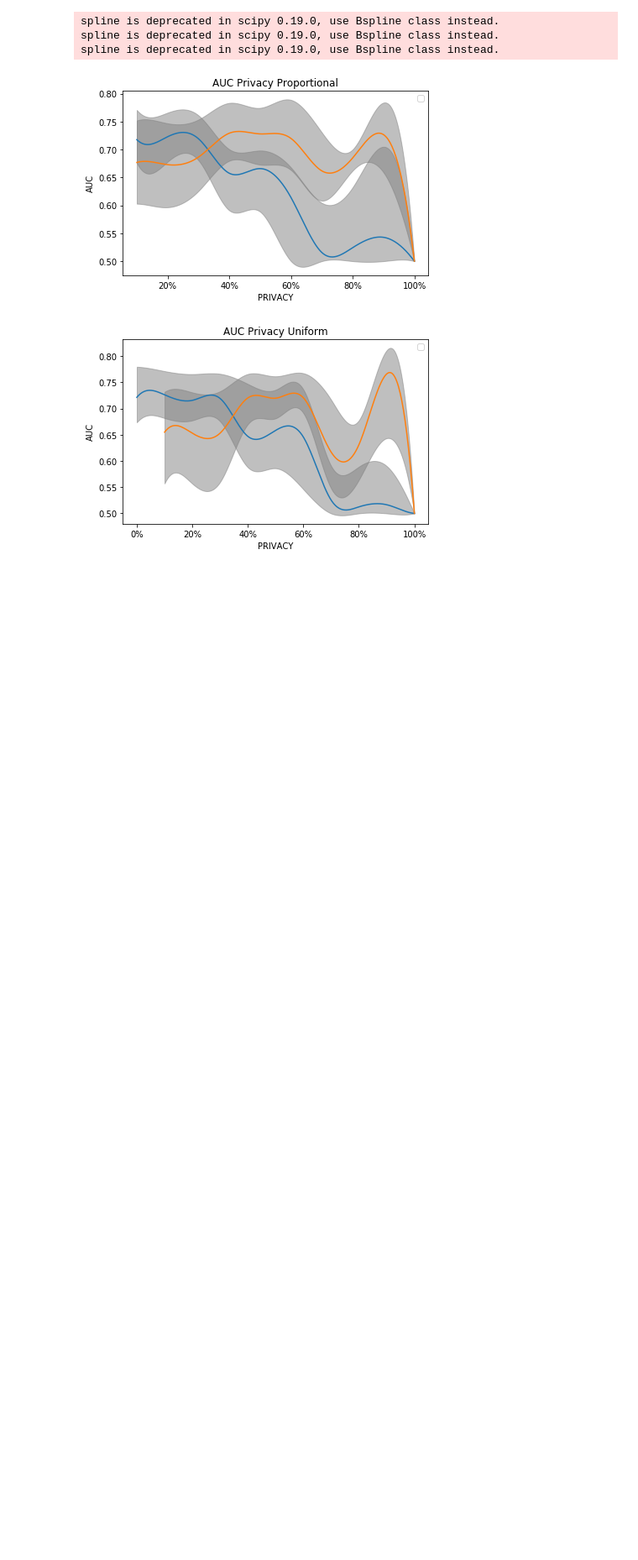
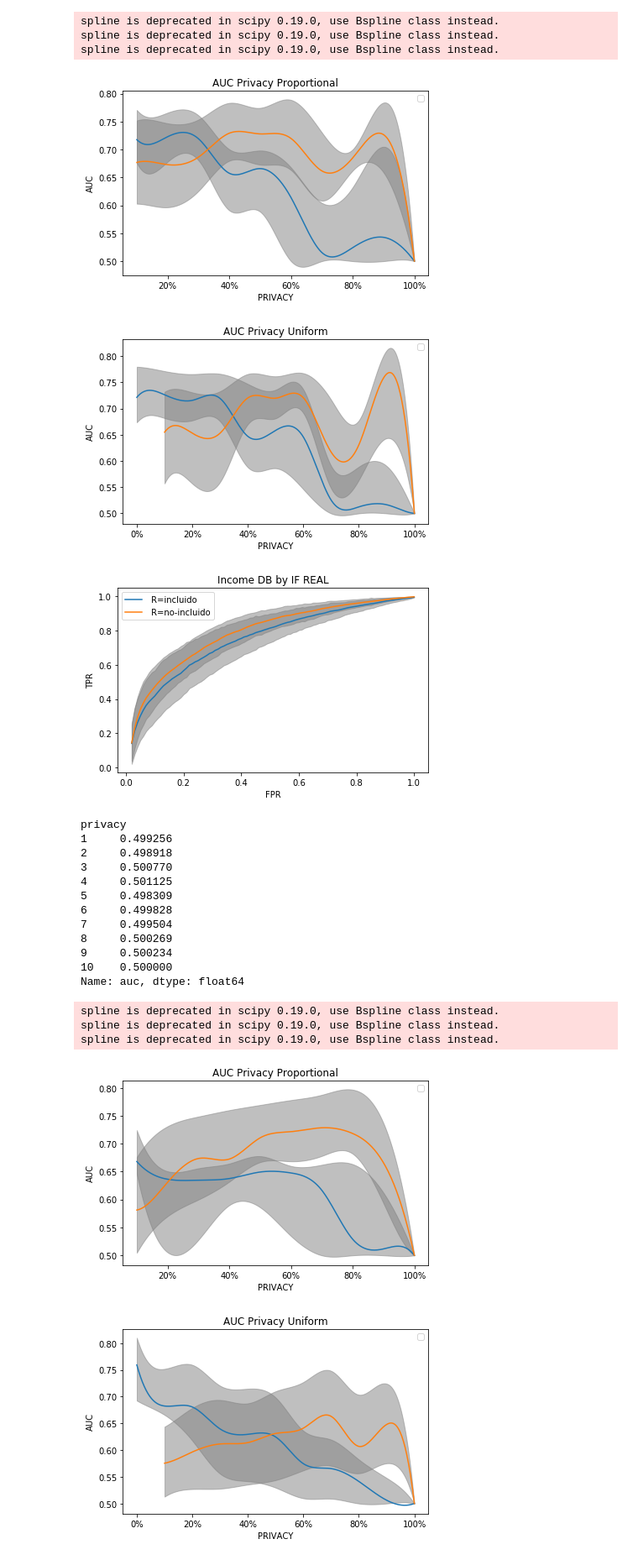
Before and after one commit to jwzinser/Tesis, a Jupyter notebook: parallel/fffff.ipynb, the cells around one changed output. Shown at 84% size. Cells and saved outputs as stored; diff of their text form; code cells hidden in the pictures; blank space fills up the shorter version.

Commit message:
adds results meta

```diff
--- a/parallel/fffff.ipynb
+++ b/parallel/fffff.ipynb
@@ -153,12 +249,15 @@ rocs_by_case(supervised_results, {},{"real":["t","f"]}, savefig=True, title="by
 print(supervised_results[supervised_results.real=="m"].groupby("privacy")["auc"].agg(lambda x:np.average(x)))
 
 
-plot_intervals_smooth(supervised_results, "privacy","auc", {"uniform":[0], "uniform2":[0]},
+intersect = plot_intervals_smooth_info(supervised_results, "privacy","auc", {"uniform":[0], "uniform2":[0]},
                {"real":["t", "f"]}, savefig=True,
                title="AUC Privacy Proportional", save_name=ds_name+"_auc_real_proportional")
-plot_intervals_smooth(supervised_results, "privacy","auc", {"uniform":[1], "uniform2":[1]},
+intersection_pnt = [intersect[0][0][i]  for i in range(len(intersect[0][0])) if (abs(intersect[0][1][i]-intersect[1][1][i]) < .005)][0]
+
+intersect = plot_intervals_smooth_info(supervised_results, "privacy","auc", {"uniform":[1], "uniform2":[1]},
                {"real":["t", "f"]}, savefig=True,
                title="AUC Privacy Uniform", save_name=ds_name+"_auc_real_uniform")
+intersection_pnt = [intersect[0][0][i]  for i in range(len(intersect[0][0])) if (abs(intersect[0][1][i]-intersect[1][1][i]) < .005)][0]
 # %% [output]
 [figure]
 Series([], Name: auc, dtype: float64)
@@ -167,3 +266,60 @@ spline is deprecated in scipy 0.19.0, use Bspline class instead.
 spline is deprecated in scipy 0.19.0, use Bspline class instead.
 [figure]
 [figure]
+# %%
+ds_name="churn"
+
+def meta_results(ds_name):
+
+    #supervised_results = pd.concat([pn.read_csv("model_scores_roc_census06_mbe.csv"), pd.read_csv("model_scores_roc_census611_mbe.csv")])
+    supervised_results = pd.read_csv("model_scores_roc_"+ds_name+"011.csv")
+    rocs_by_case(supervised_results, {},{"real":["t","f"]}, savefig=True, title="by IF REAL", save_name=ds_name+"_roc_privacy_grouped_tmf",language="spanish")
+    #rocs_by_case(supervised_results, {"real":"m"},{"privacy":[1,2,3,4,5,7,9]}, savefig=True, title="by IF REAL", save_name=ds_name+"_roc_privacy_grouped_tmf",language="spanish")
+
+    print(supervised_results[supervised_results.real=="m"].groupby("privacy")["auc"].agg(lambda x:np.average(x)))
+
+    result_dict = {}
+    result_dict["benchmark_auc"] = supervised_results[supervised_results.privacy==0].groupby("privacy")["auc"].agg(lambda x:np.average(x))[0]
+    intersect = plot_intervals_smooth_info(supervised_results, "privacy","auc", {"uniform":[0], "uniform2":[0]},
+                   {"real":["t", "f"]}, savefig=True,
+                   title="AUC Privacy Proportional", save_name=ds_name+"_auc_real_proportional")
+    intersection_pnt = [intersect[0][0][i]  for i in range(len(intersect[0][0])) if (abs(intersect[0][1][i]-intersect[1][1][i]) < .005)][0]
+    result_dict["proportional"] = intersection_pnt
+
+    intersect = plot_intervals_smooth_info(supervised_results, "privacy","auc", {"uniform":[1], "uniform2":[1]},
+                   {"real":["t", "f"]}, savefig=True,
+                   title="AUC Privacy Uniform", save_name=ds_name+"_auc_real_uniform")
+    intersection_pnt = [intersect[0][0][i]  for i in range(len(intersect[0][0])) if (abs(intersect[0][1][i]-intersect[1][1][i]) < .005)][0]
+    result_dict["uniform"] = intersection_pnt
+    return result_dict
+# %%
+ds_meta_results = {}
+for ds in ["income", "insurance", "churn"]:
+    # what info can be added from the original ds that can be compared,
+    # and have significance with the sanitized results
+    # ds columns, avg categories per sanitized column, benchmark auc
+    #col_vals = [np.average(list(df_eda[ds]["columns"][i]["counter"].values())) for i in list(df_eda[ds]["columns"].keys())]
+    #col_vals = [len(df_eda[ds]["columns"][i]["counter"]) for i in list(df_eda[ds]["columns"].keys())]
+    col_vals = [np.std(list(df_eda[ds]["columns"][i]["counter"].values()))/np.average(list(df_eda[ds]["columns"][i]["counter"].values())) for i in list(df_eda[ds]["columns"].keys())]
+    avg_cols = np.average(col_vals)
+    std_cols = np.std(col_vals)
+    ds_meta_results[ds] = dict(meta_results(ds), **{"avg_col":avg_cols, "std_col":std_cols})
+# %% [output]
+[figure, added]
+privacy
+1     0.499256
+2     0.498918
+3     0.500770
+4     0.501125
+5     0.498309
+6     0.499828
+7     0.499504
+8     0.500269
+9     0.500234
+10    0.500000
+Name: auc, dtype: float64
+spline is deprecated in scipy 0.19.0, use Bspline class instead.
+spline is deprecated in scipy 0.19.0, use Bspline class instead.
+spline is deprecated in scipy 0.19.0, use Bspline class instead.
+[figure, added]
+[figure, added]
```
Also changed, not shown: parts of 9 cells of this notebook.
